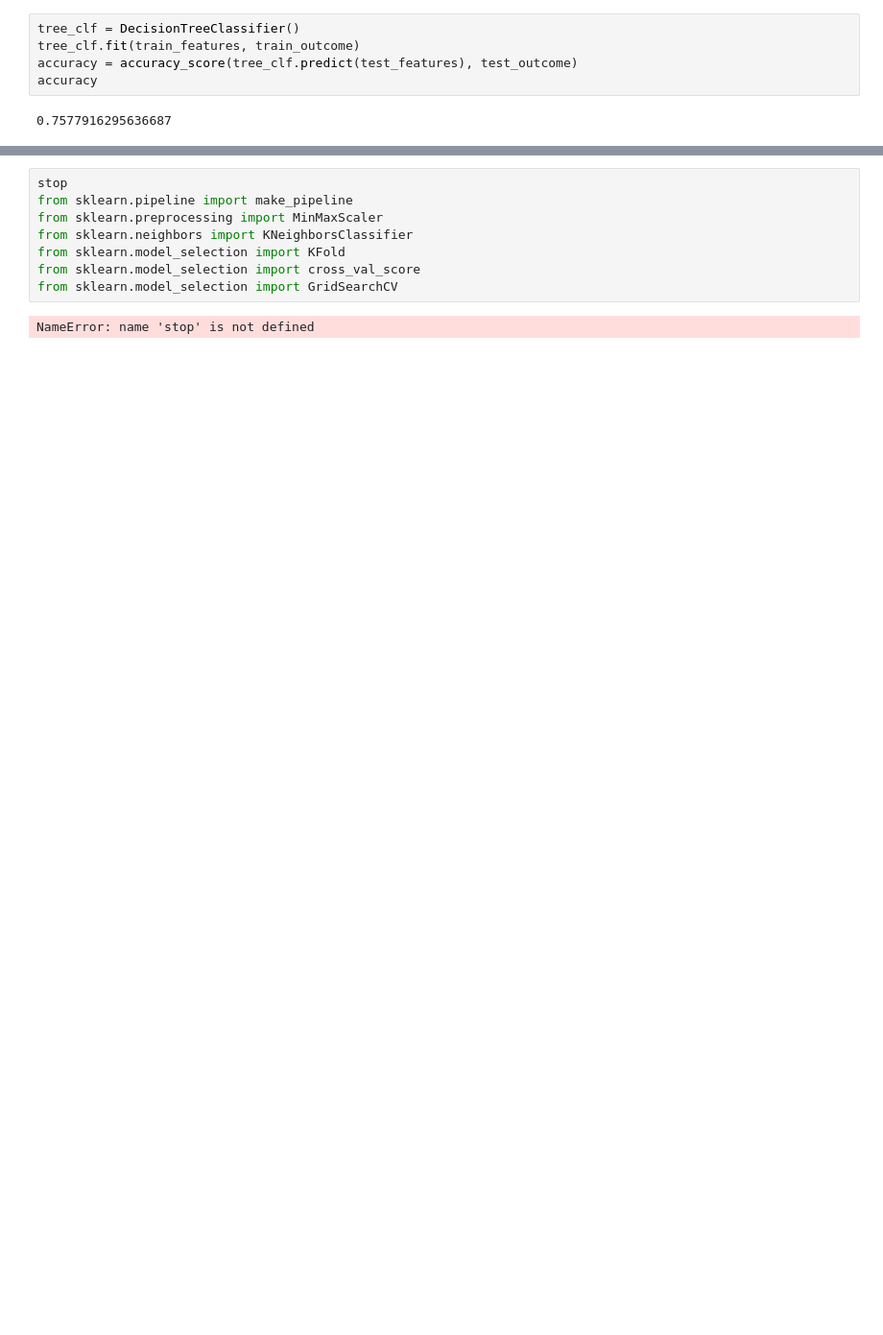
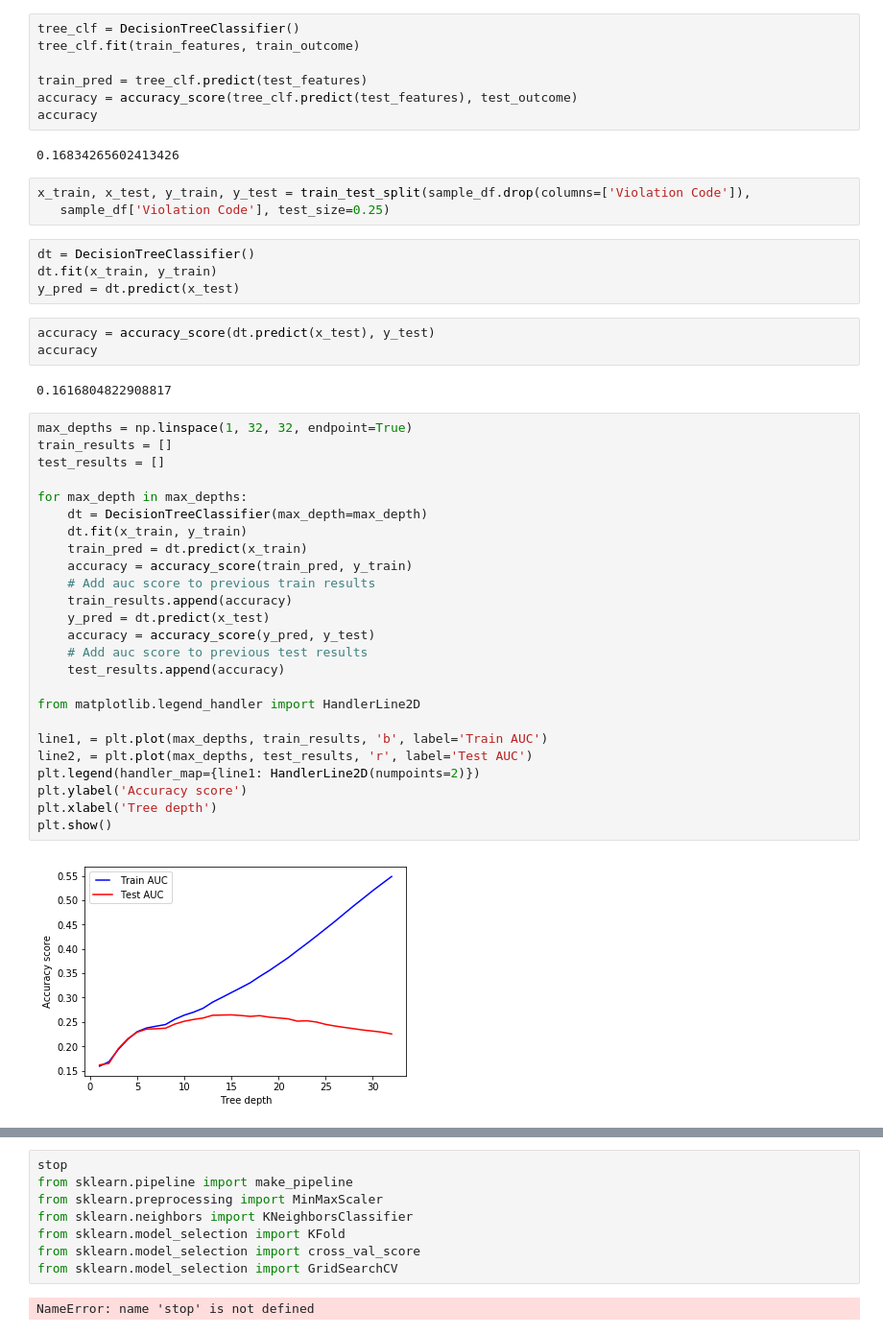
Before and after one commit to snalegave/nyc-parking-violations, a Jupyter notebook: prep_compile.ipynb, the cells around one changed output, grey strips where cells are left out. Shown: that part at 96% size. Drawn from its saved outputs; the diff is of its cells as text; blank space fills up the shorter version.

Commit message:
added details to decision trees

```diff
--- a/prep_compile.ipynb
+++ b/prep_compile.ipynb
@@ -188,7 +225,48 @@ train_features, test_features, train_outcome, test_outcome = train_test_split(
 # %%
 tree_clf = DecisionTreeClassifier()
 tree_clf.fit(train_features, train_outcome)
+
+train_pred = tree_clf.predict(test_features)
 accuracy = accuracy_score(tree_clf.predict(test_features), test_outcome)
 accuracy
 # %% [output]
-0.7577916295636687
+0.16834265602413426
+# %%
+x_train, x_test, y_train, y_test = train_test_split(sample_df.drop(columns=['Violation Code']),
+   sample_df['Violation Code'], test_size=0.25)
+# %%
+dt = DecisionTreeClassifier()
+dt.fit(x_train, y_train)
+y_pred = dt.predict(x_test)
+# %%
+accuracy = accuracy_score(dt.predict(x_test), y_test)
+accuracy
+# %% [output]
+0.1616804822908817
+# %%
+max_depths = np.linspace(1, 32, 32, endpoint=True)
+train_results = []
+test_results = []
+
+for max_depth in max_depths:
+    dt = DecisionTreeClassifier(max_depth=max_depth)
+    dt.fit(x_train, y_train)
+    train_pred = dt.predict(x_train)
+    accuracy = accuracy_score(train_pred, y_train)
+    # Add auc score to previous train results
+    train_results.append(accuracy)
+    y_pred = dt.predict(x_test)
+    accuracy = accuracy_score(y_pred, y_test)
+    # Add auc score to previous test results
+    test_results.append(accuracy)
+
+from matplotlib.legend_handler import HandlerLine2D
+
+line1, = plt.plot(max_depths, train_results, 'b', label='Train AUC')
+line2, = plt.plot(max_depths, test_results, 'r', label='Test AUC')
+plt.legend(handler_map={line1: HandlerLine2D(numpoints=2)})
+plt.ylabel('Accuracy score')
+plt.xlabel('Tree depth')
+plt.show()
+# %% [output]
+[figure, added]
```
Also changed, not shown: parts of 11 cells of this notebook.
